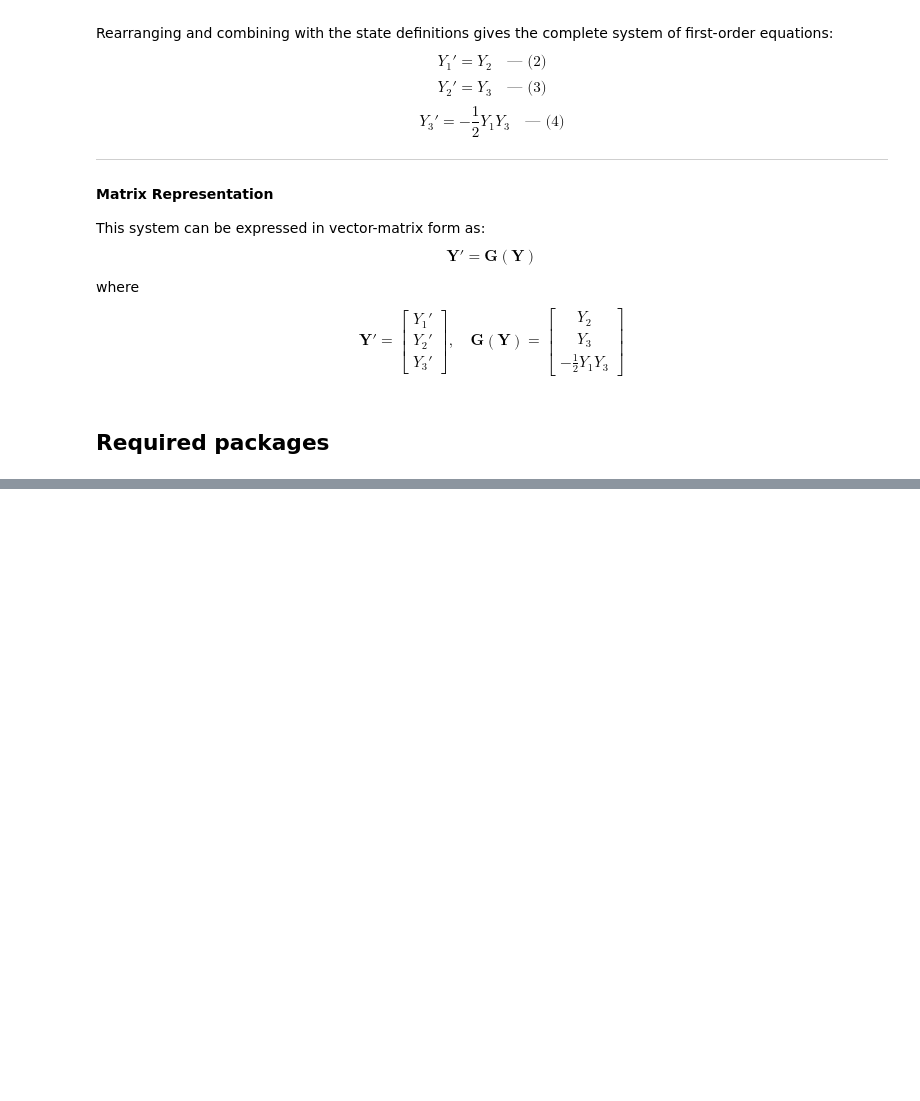
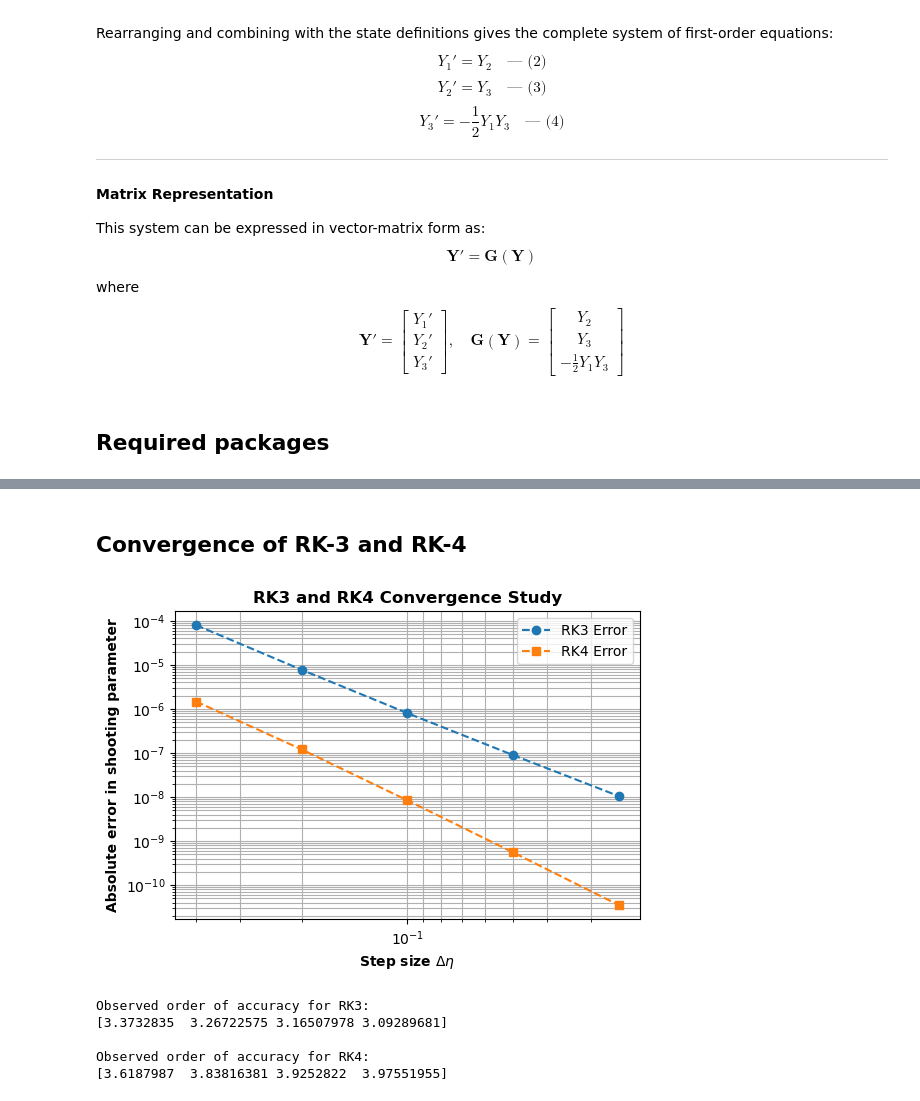
Before and after one commit to Ahtasham-Haider/AE801_2026, a Jupyter notebook: numode_bvp/Ahtasham-Haider_ODE-BVP.ipynb, the cells around one changed output, grey strips where cells are left out. Cells and saved outputs as stored; diff of their text form; code cells hidden in the pictures; blank space fills up the shorter version.

```diff
--- a/numode_bvp/Ahtasham-Haider_ODE-BVP.ipynb
+++ b/numode_bvp/Ahtasham-Haider_ODE-BVP.ipynb
@@ -207,0 +298,35 @@ Converged Value:→ s = 0.3320583763863396
+# %% [markdown]
+## **Convergence of RK-3 and RK-4**
+# %%
+plt.figure(figsize=(6, 4))
+plt.loglog(Δη_matrix, acc_matrix_rk3, 'o--', label='RK3 Error')
+plt.loglog(Δη_matrix, acc_matrix_rk4, 's--', label='RK4 Error')
+
+plt.xlabel(r'Step size $\Delta\eta$', fontweight='bold')
+plt.ylabel('Absolute error in shooting parameter', fontweight='bold')
+plt.title('RK3 and RK4 Convergence Study', fontweight='bold')
+plt.grid(True, which='both')
+plt.gca().invert_xaxis()
+plt.legend()
+plt.show()
+# %% [output]
+[figure, added]
+# %%
+# Calculate observed order of accuracy
+p_rk3 = np.log(acc_matrix_rk3[:-1] / acc_matrix_rk3[1:]) / \
+        np.log(Δη_matrix[:-1] / Δη_matrix[1:])
+
+p_rk4 = np.log(acc_matrix_rk4[:-1] / acc_matrix_rk4[1:]) / \
+        np.log(Δη_matrix[:-1] / Δη_matrix[1:])
+
+print("Observed order of accuracy for RK3:")
+print(p_rk3)
+
+print("\nObserved order of accuracy for RK4:")
+print(p_rk4)
+# %% [output]
+Observed order of accuracy for RK3:
+[3.3732835  3.26722575 3.16507978 3.09289681]
+
+Observed order of accuracy for RK4:
+[3.6187987  3.83816381 3.9252822  3.97551955]
```
Also changed, not shown: parts of 12 cells of this notebook.
